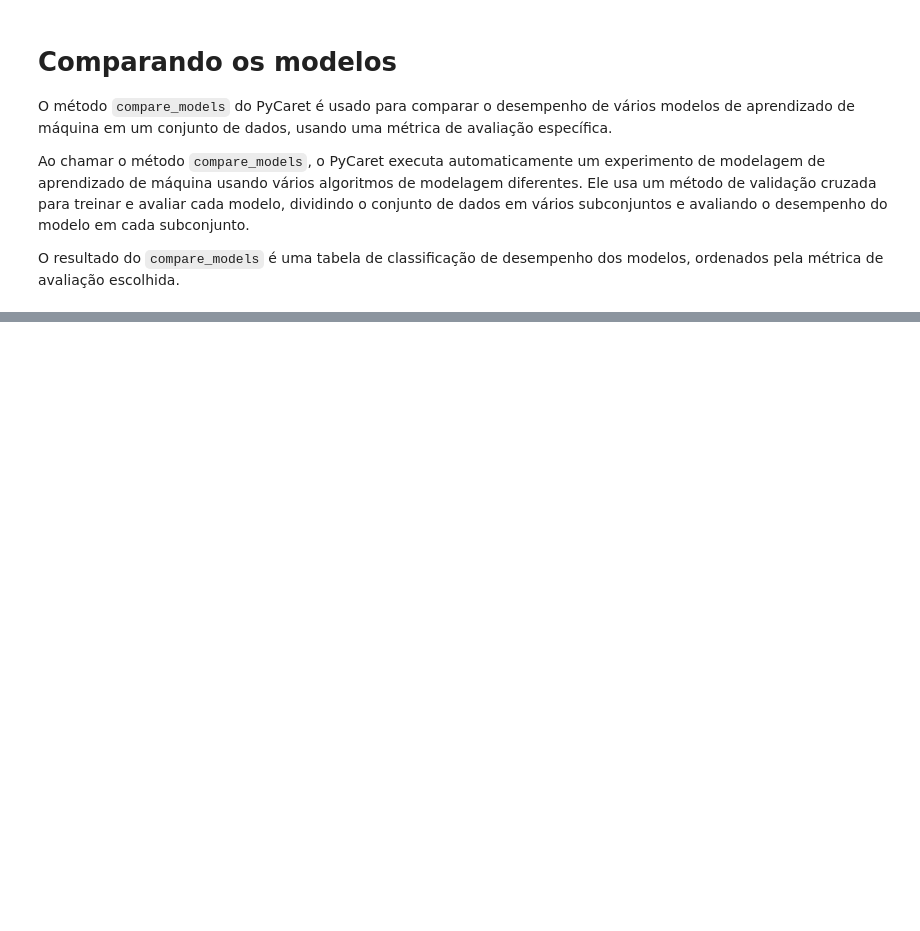
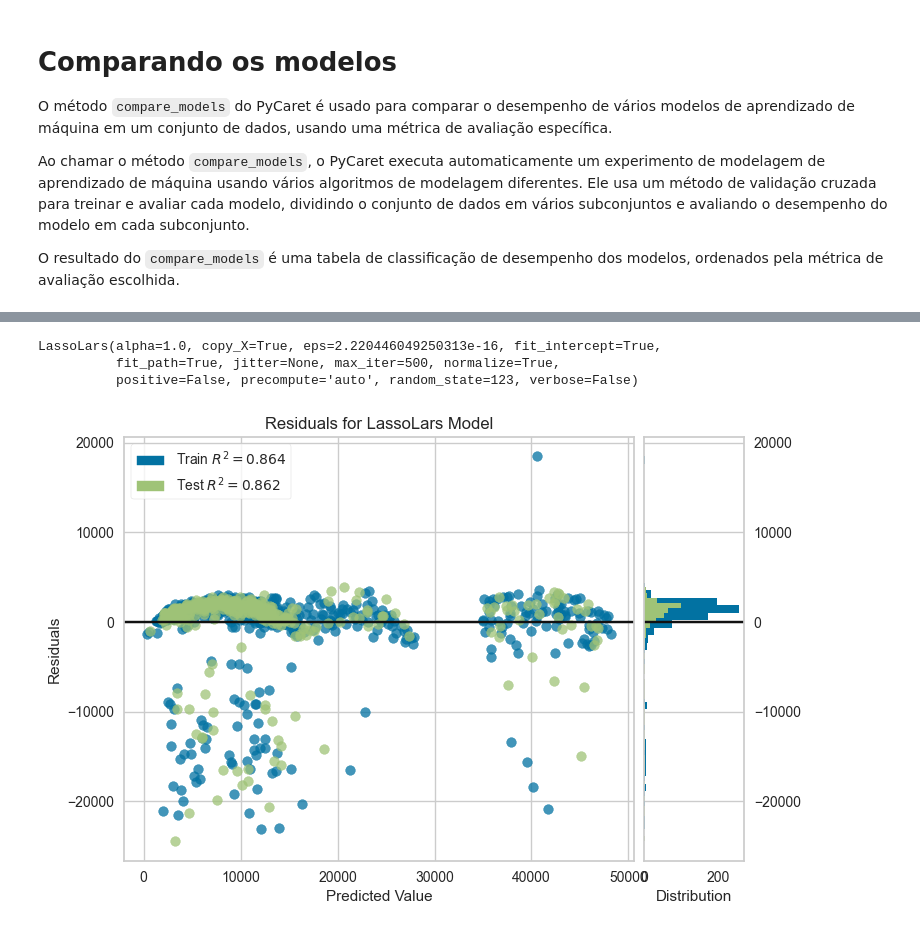
Before and after one commit to lstarke/Health-Insurance-Cost-Prediction, a Jupyter notebook: LeandroStarke_Health_Insurance_Cost_Prediction_(AutoML).ipynb, the cells around one changed output, grey strips where cells are left out. Drawn from its saved outputs; the diff is of its cells as text; code cells hidden in the pictures; blank space fills up the shorter version.

```diff
--- a/LeandroStarke_Health_Insurance_Cost_Prediction_(AutoML).ipynb
+++ b/LeandroStarke_Health_Insurance_Cost_Prediction_(AutoML).ipynb
@@ -282,0 +309,10 @@ onde:
+# %%
+print(best)
+# %% [output]
+LassoLars(alpha=1.0, copy_X=True, eps=2.220446049250313e-16, fit_intercept=True,
+          fit_path=True, jitter=None, max_iter=500, normalize=True,
+          positive=False, precompute='auto', random_state=123, verbose=False)
+# %%
+plot_model(best, plot = 'residuals')
+# %% [output]
+[figure, added]
```
Also changed, not shown: parts of 10 cells of this notebook.
